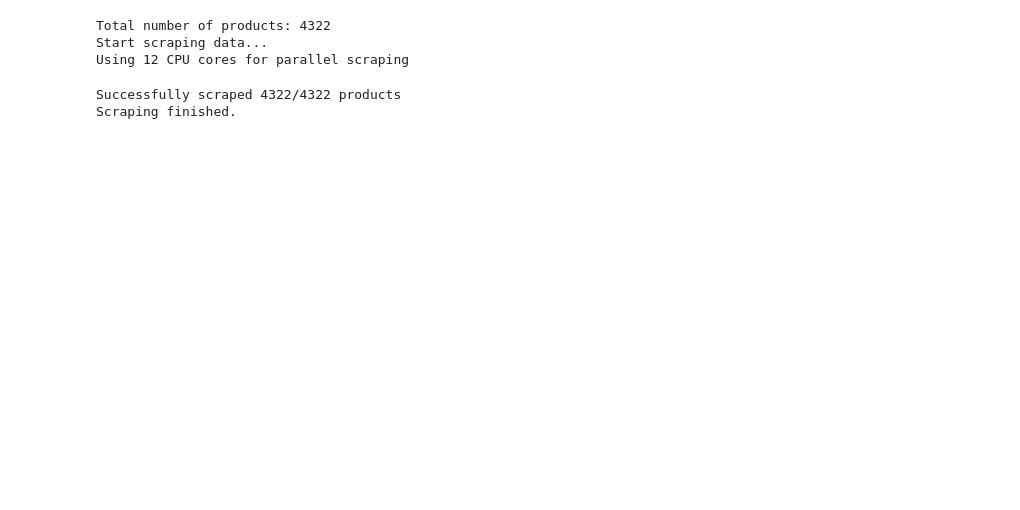
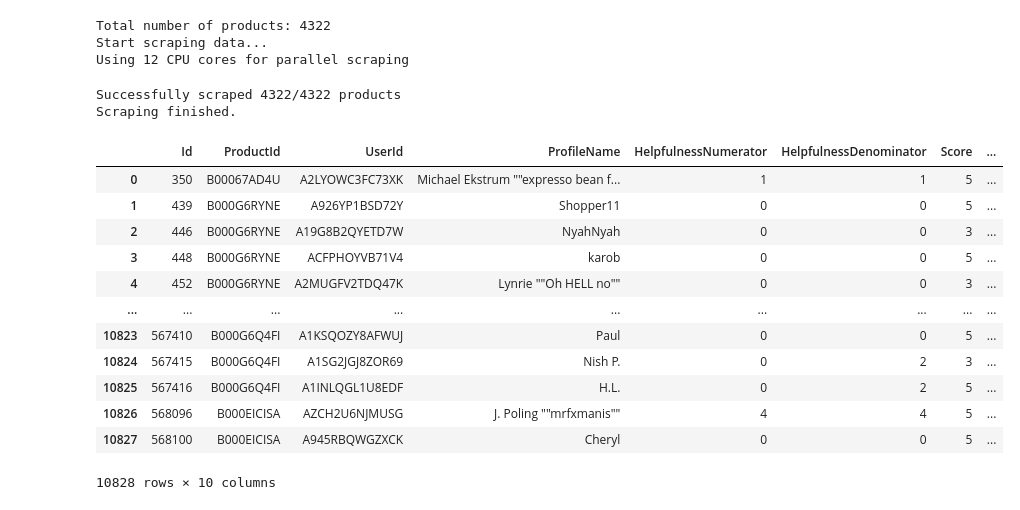
Before and after one commit to Vector239/ISOM5160-project-AI-Driven-Personalized-Product-Improvement-Recommendation-System-for-Amazon-Sellers, a Jupyter notebook: ISOM5160-GROUP7.ipynb, the cells around one changed output. Drawn from its saved outputs; the diff is of its cells as text; code cells hidden in the pictures; blank space fills up the shorter version.

```diff
--- a/ISOM5160-GROUP7.ipynb
+++ b/ISOM5160-GROUP7.ipynb
@@ -25,8 +9,10 @@ Requirement already satisfied: pytz>=2020.1 in /Users/aeonni/anaconda3/lib/pytho
 # %%
-from amazon_new_data_scraping import parallel_scrape_amazon_product_info
+from amazon_new_data_scraping import parallel_scrape_amazon_product_info, load_all_data_as_dataframe
 import pandas as pd
 
-df_amazon_food_reviews = pd.read_csv('amazon_food_reviews.csv')
+df_amazon_food_reviews = pd.read_csv('amazon_food_reviews.csv', converters={
+    "Time": lambda x: pd.to_datetime(int(x), unit="s")  # 如果是秒
+})
 # %%
 product_id_list = list(df_amazon_food_reviews.ProductId.unique())
 print(f"Total number of products: {len(product_id_list)}")
@@ -39,3 +25,19 @@ Start scraping data...
 Using 12 CPU cores for parallel scraping
 Successfully scraped 4322/4322 products
 Scraping finished.
+# %%
+df_amazon_food_reviews
+# %% [output]
+|  | Id | ProductId | UserId | ProfileName | HelpfulnessNumerator | HelpfulnessDenominator | Score | ... |
+| 0 | 350 | B00067AD4U | A2LYOWC3FC73XK | Michael Ekstrum ""expresso bean f... | 1 | 1 | 5 | ... |
+| 1 | 439 | B000G6RYNE | A926YP1BSD72Y | Shopper11 | 0 | 0 | 5 | ... |
+| 2 | 446 | B000G6RYNE | A19G8B2QYETD7W | NyahNyah | 0 | 0 | 3 | ... |
+| 3 | 448 | B000G6RYNE | ACFPHOYVB71V4 | karob | 0 | 0 | 5 | ... |
+| 4 | 452 | B000G6RYNE | A2MUGFV2TDQ47K | Lynrie ""Oh HELL no"" | 0 | 0 | 3 | ... |
+| ... | ... | ... | ... | ... | ... | ... | ... | ... |
+| 10823 | 567410 | B000G6Q4FI | A1KSQOZY8AFWUJ | Paul | 0 | 0 | 5 | ... |
+| 10824 | 567415 | B000G6Q4FI | A1SG2JGJ8ZOR69 | Nish P. | 0 | 2 | 3 | ... |
+| 10825 | 567416 | B000G6Q4FI | A1INLQGL1U8EDF | H.L. | 0 | 2 | 5 | ... |
+| 10826 | 568096 | B000EICISA | AZCH2U6NJMUSG | J. Poling ""mrfxmanis"" | 4 | 4 | 5 | ... |
+| 10827 | 568100 | B000EICISA | A945RBQWGZXCK | Cheryl | 0 | 0 | 5 | ... |
+10828 rows × 10 columns
```
Also changed, not shown: parts of 11 cells of this notebook, 3 other files.
